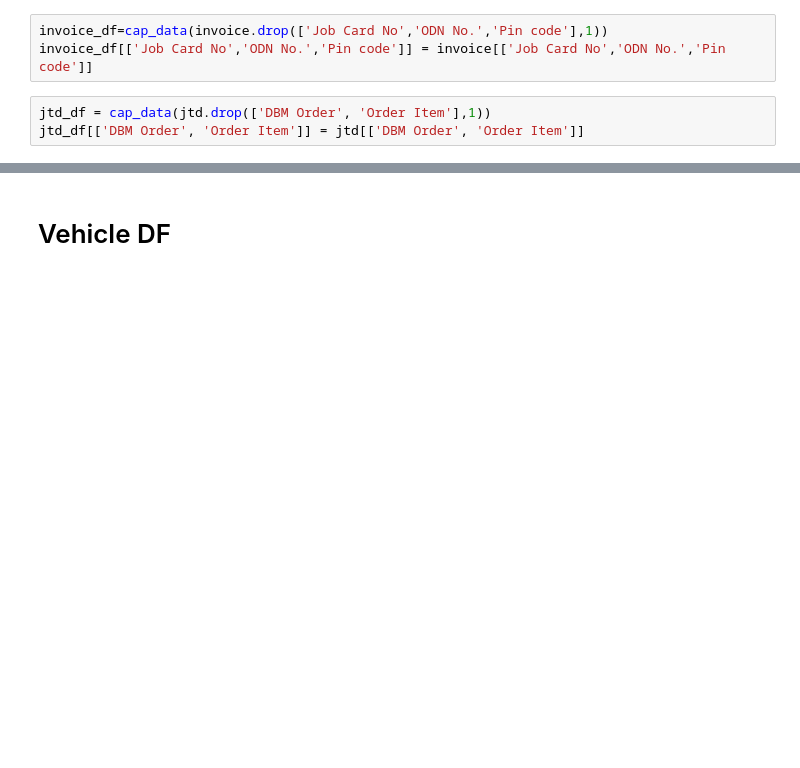
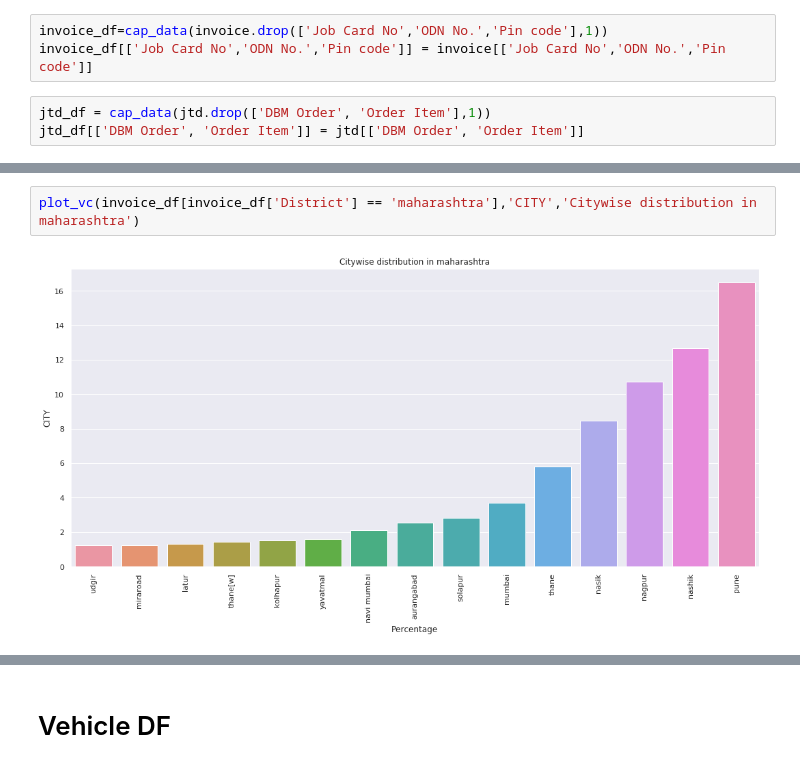
Before and after one commit to Manasipotade/Capstone-Project, a Jupyter notebook: MFC.ipynb, the cells around one changed output, grey strips where cells are left out. Cells and saved outputs as stored; diff of their text form; blank space fills up the shorter version.

```diff
--- a/MFC.ipynb
+++ b/MFC.ipynb
@@ -267,0 +282,4 @@ Name: Misc Total, Length: 37268, dtype: int64
+# %%
+plot_vc(invoice_df[invoice_df['District'] == 'maharashtra'],'CITY','Citywise distribution in maharashtra')
+# %% [output]
+[figure, added]
```
Also changed, not shown: parts of 60 cells of this notebook.
